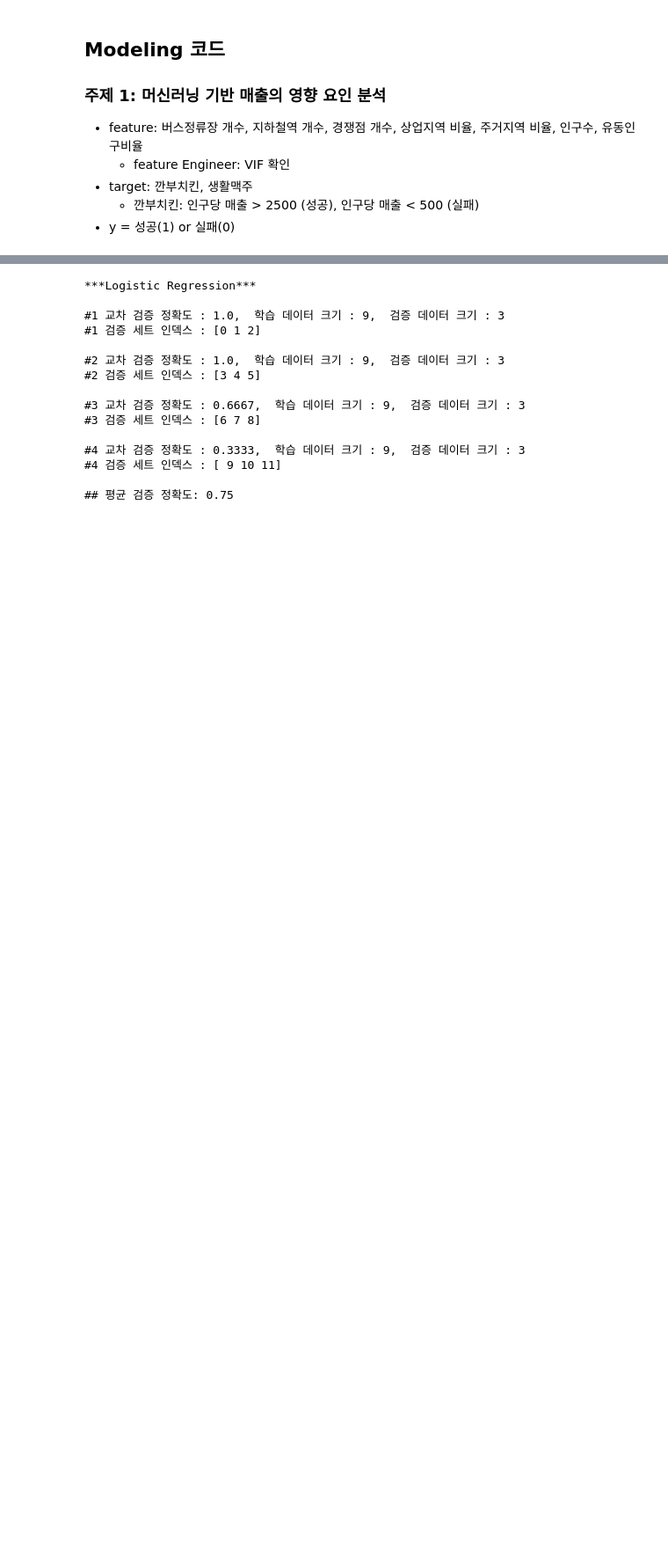
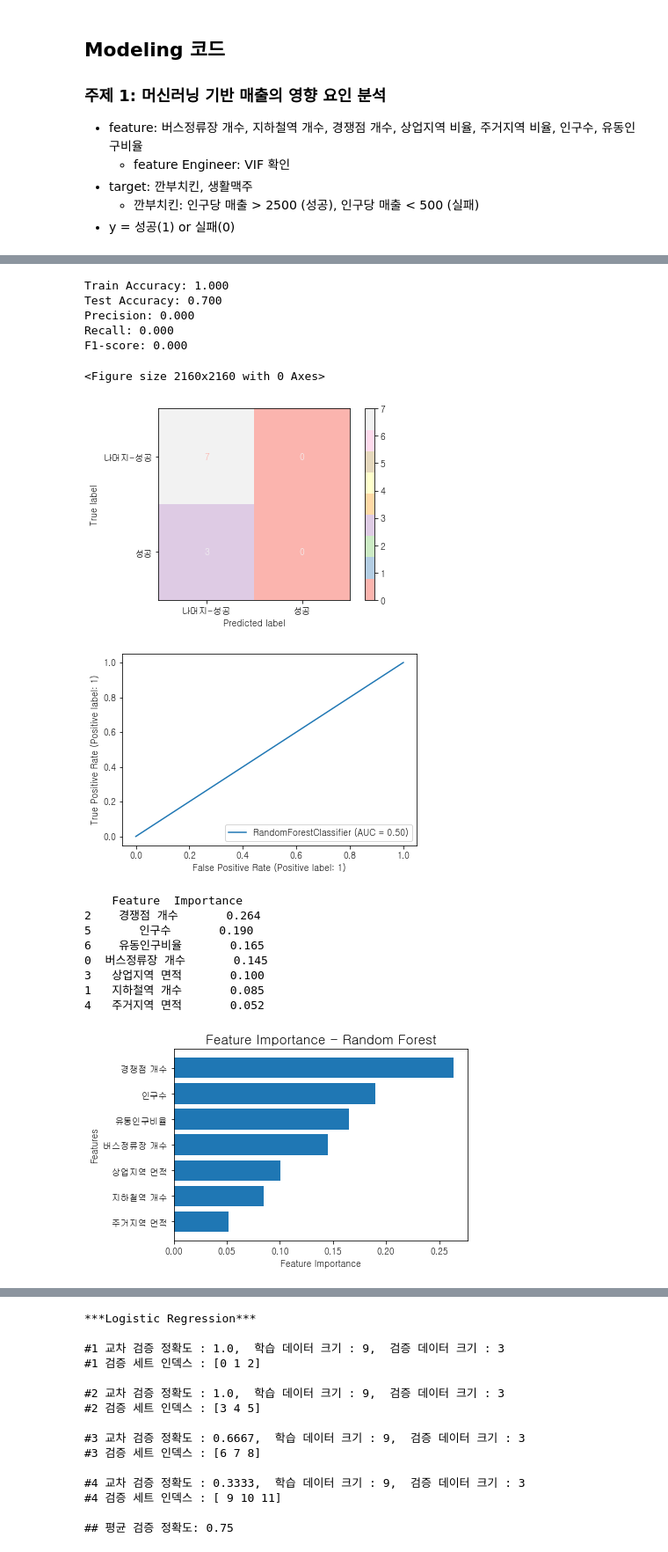
Before and after one commit to POSdata-Sales-Prediction/Store-operation-consulting, a Jupyter notebook: Modeling/Sub1/hof_success_classification.ipynb, the cells around one changed output, grey strips where cells are left out. Shown: that part at 88% size. Cells and saved outputs as stored; diff of their text form; code cells hidden in the pictures; blank space fills up the shorter version.

Commit message:
[22.05.18] classification, feature extraction code

```diff
--- a/Modeling/Sub1/hof_success_classification.ipynb
+++ b/Modeling/Sub1/hof_success_classification.ipynb
@@ -136,3 +228,31 @@ Accuracy: 0.80
+# %%
+## Random Forest
+from sklearn.ensemble import RandomForestClassifier
+from sklearn.metrics import classification_report
+
+gganbu_rf = RandomForestClassifier(random_state=5)
+#gganbu_rf.fit(X_train_std, y_train)
+#y_pred = gganbu_rf.predict(X_test_std)
+#print(classification_report(y_test, y_pred, target_names=y_label_name))
+model_execution(gganbu_rf, "Random Forest", feature_name, X_train_std, y_train, X_test_std, y_test)
+# %% [output]
+Train Accuracy: 1.000
+Test Accuracy: 0.700
+Precision: 0.000
+Recall: 0.000
+F1-score: 0.000
+<Figure size 2160x2160 with 0 Axes>
+[figure, added]
+[figure, added]
+    Feature  Importance
+2    경쟁점 개수       0.264
+5       인구수       0.190
+6    유동인구비율       0.165
+0  버스정류장 개수       0.145
+3   상업지역 면적       0.100
+1   지하철역 개수       0.085
+4   주거지역 면적       0.052
+[figure, added]
 # %%
 ## Cross-validation 진행 (데이터가 적기때문에 증대 효과 기대)
 from sklearn.model_selection import KFold
```
Also changed, not shown: parts of 16 cells of this notebook, 1 other file.
